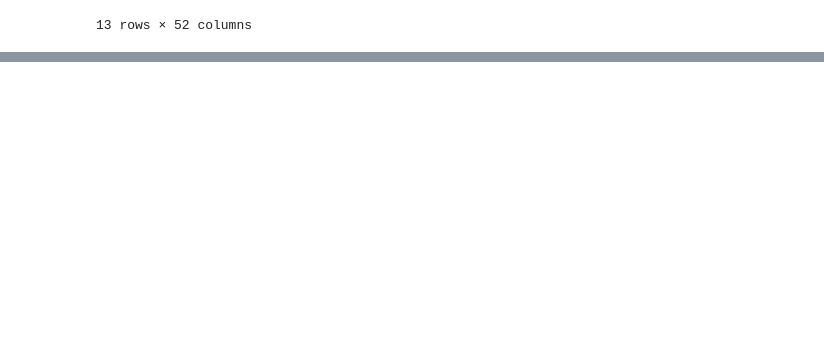
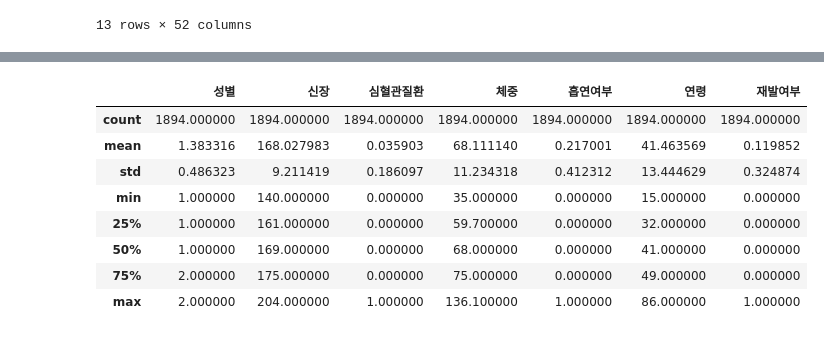
Before and after one commit to lovestar7914/study_data_analytics, a Jupyter notebook: codes/DDA/RecurrenceOfSurgery_DDA.ipynb, the cells around one changed output, grey strips where cells are left out. Saved outputs shown, nothing was run; the diff lists cells and outputs as text; code cells hidden in the pictures; blank space fills up the shorter version.

```diff
--- a/codes/DDA/RecurrenceOfSurgery_DDA.ipynb
+++ b/codes/DDA/RecurrenceOfSurgery_DDA.ipynb
@@ -323,0 +544,12 @@ df_ROS_end
+# %%
+df_ROS_forpatient.describe()
+# %% [output]
+|  | 성별 | 신장 | 심혈관질환 | 체중 | 흡연여부 | 연령 | 재발여부 |
+| count | 1894.000000 | 1894.000000 | 1894.000000 | 1894.000000 | 1894.000000 | 1894.000000 | 1894.000000 |
+| mean | 1.383316 | 168.027983 | 0.035903 | 68.111140 | 0.217001 | 41.463569 | 0.119852 |
+| std | 0.486323 | 9.211419 | 0.186097 | 11.234318 | 0.412312 | 13.444629 | 0.324874 |
+| min | 1.000000 | 140.000000 | 0.000000 | 35.000000 | 0.000000 | 15.000000 | 0.000000 |
+| 25% | 1.000000 | 161.000000 | 0.000000 | 59.700000 | 0.000000 | 32.000000 | 0.000000 |
+| 50% | 1.000000 | 169.000000 | 0.000000 | 68.000000 | 0.000000 | 41.000000 | 0.000000 |
+| 75% | 2.000000 | 175.000000 | 0.000000 | 75.000000 | 0.000000 | 49.000000 | 0.000000 |
+| max | 2.000000 | 204.000000 | 1.000000 | 136.100000 | 1.000000 | 86.000000 | 1.000000 |
```
Also changed, not shown: parts of 28 cells of this notebook, 8 other files.
